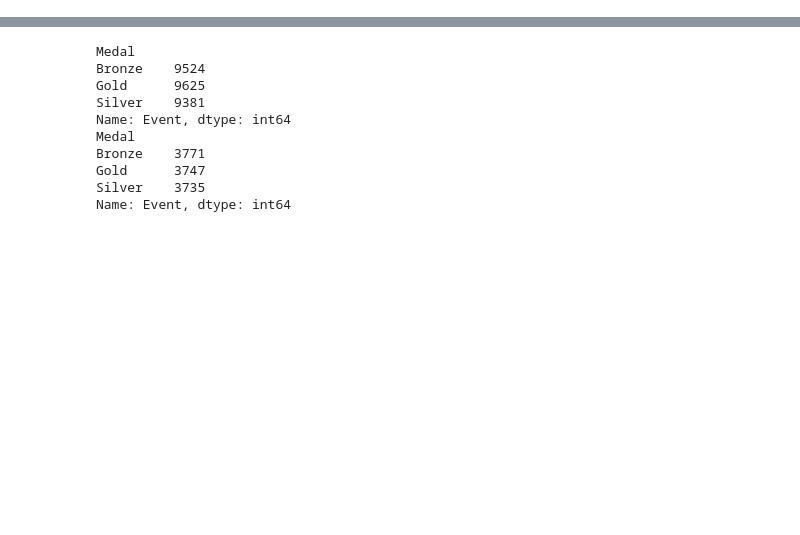
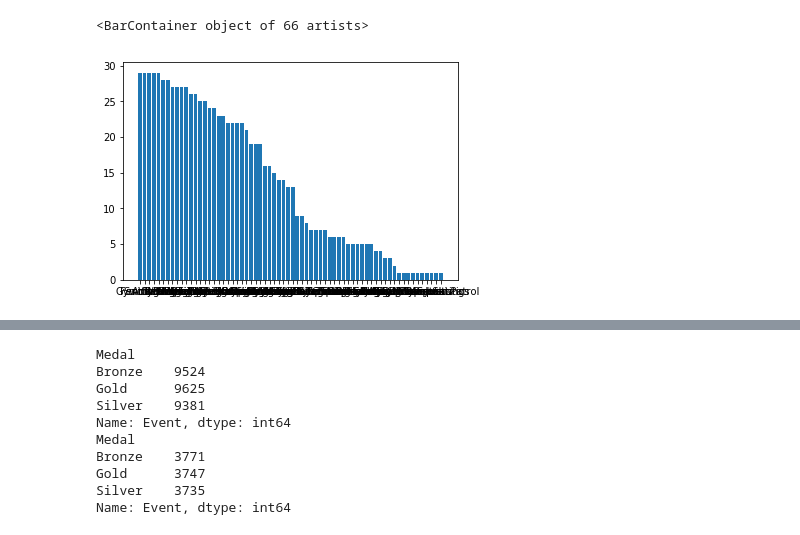
Before and after one commit to naranana/temp, a Jupyter notebook: 131 Project/Raymond's Work on Project.ipynb, the cells around one changed output, grey strips where cells are left out. Cells and saved outputs as stored; diff of their text form; code cells hidden in the pictures; blank space fills up the shorter version.

```diff
--- a/131 Project/Raymond's Work on Project.ipynb
+++ b/131 Project/Raymond's Work on Project.ipynb
@@ -10,0 +9,7 @@ data.head()
+# %%
+x = data.groupby('Sport').Year.nunique().sort_values(ascending = False)
+plt.bar(x.index, x)
+plt.
+# %% [output]
+<BarContainer object of 66 artists>
+[figure, added]
```
Also changed, not shown: parts of 34 cells of this notebook.
